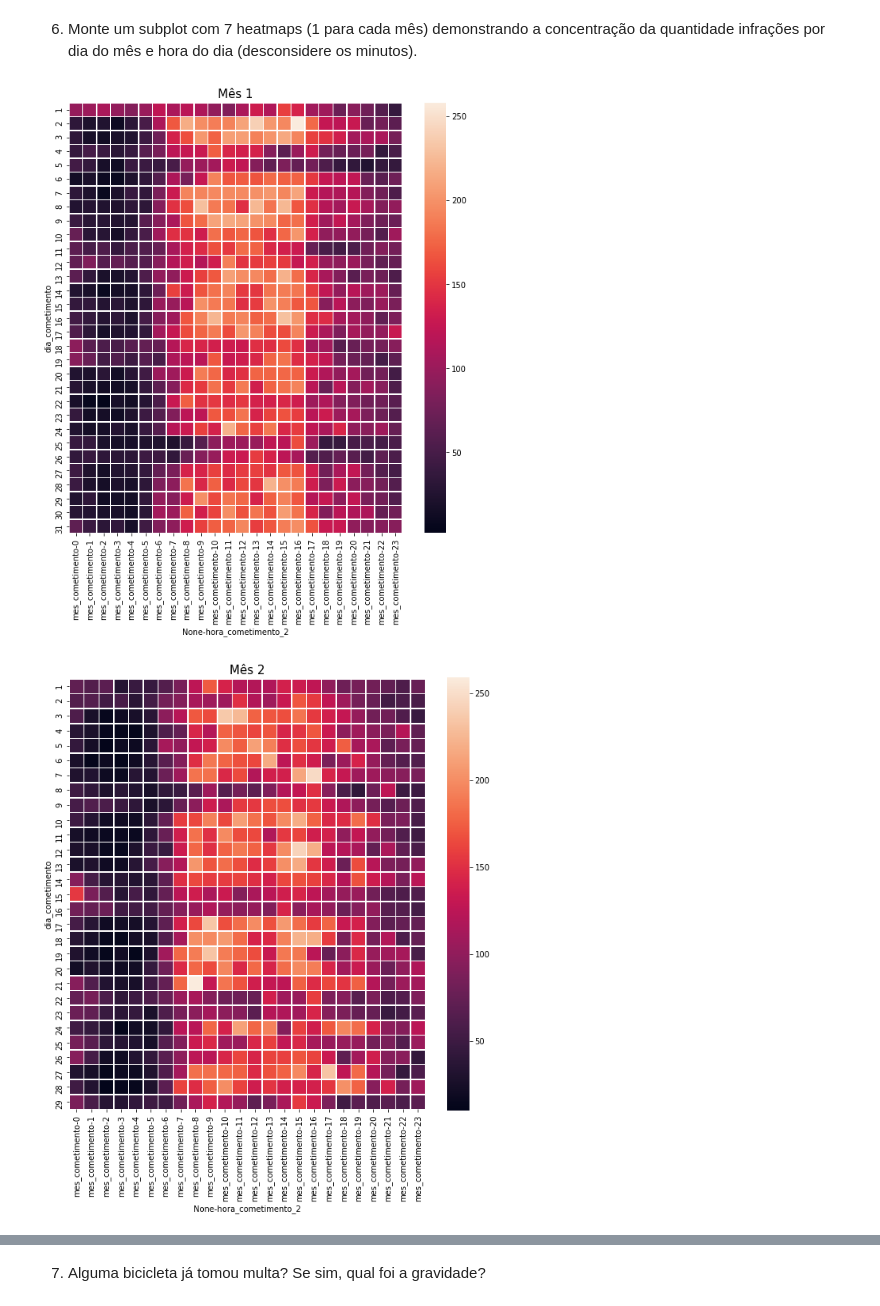
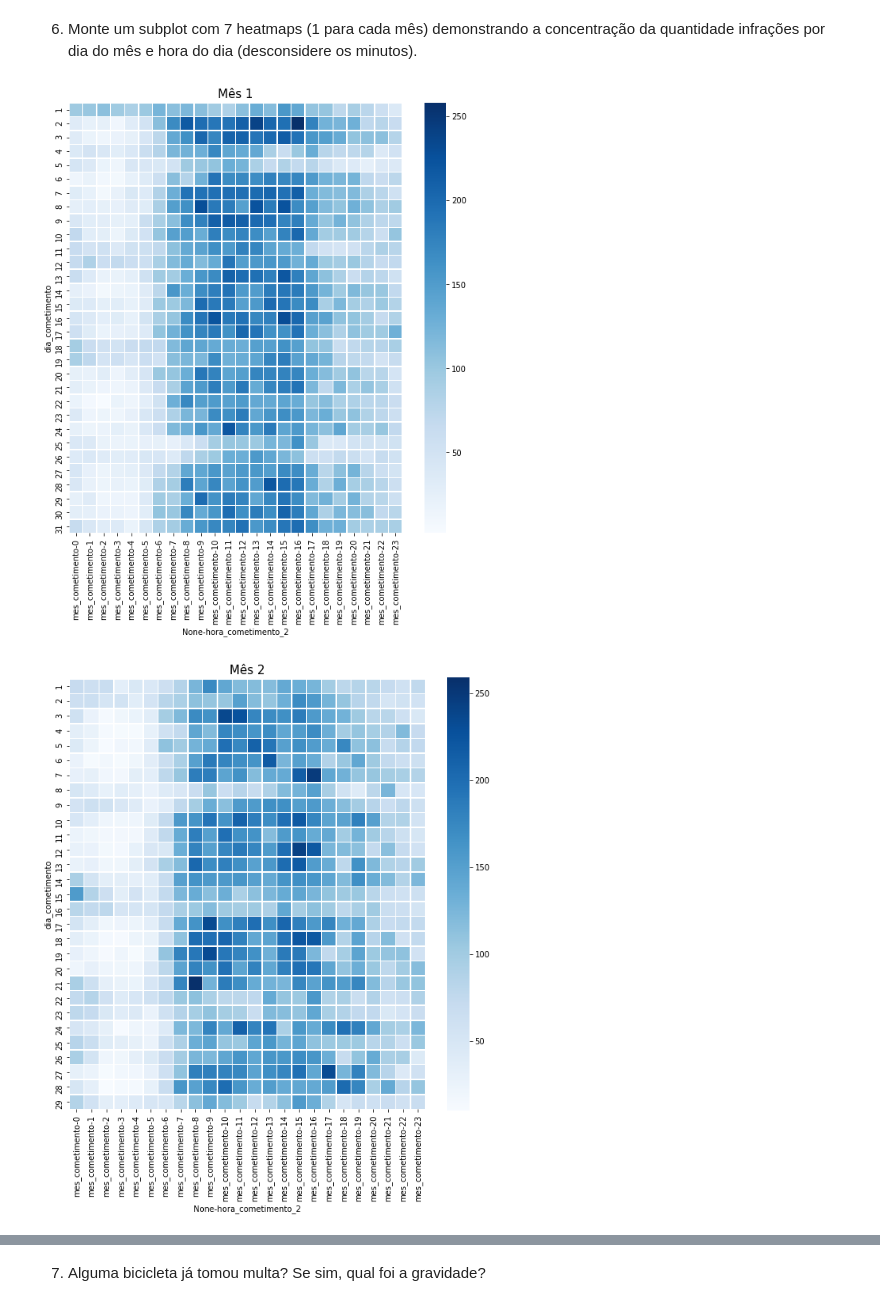
Before and after one commit to raquelcreis/CastoresIndomaveis, a Jupyter notebook: lista002_pandas_matplotlib_Raquel_Reis.ipynb, the cells around one changed output, grey strips where cells are left out. Saved outputs shown, nothing was run; the diff lists cells and outputs as text; code cells hidden in the pictures.

```diff
--- a/lista002_pandas_matplotlib_Raquel_Reis.ipynb
+++ b/lista002_pandas_matplotlib_Raquel_Reis.ipynb
@@ -164,13 +164,13 @@ for i in meses:
 # %%
 import seaborn as sns
 
 for i in meses:
   exec('grupo = grupo{}'.format(i))
   heat_mes = pd.pivot_table(grupo,index='dia_cometimento', columns='hora_cometimento_2',aggfunc='count')
   plt.figure(figsize=(10,10))
   plt.title('Mês {}'.format(i),size=15)
-  sns.heatmap(heat_mes,fmt=".lf",linewidths=.5,square=True)
+  sns.heatmap(heat_mes,cmap="Blues",linewidths=.5,square=True)
   plt.show()
 # %% [output]
-[figure, old version]
+[figure, new version]
-[figure, old version]
+[figure, new version]
```
Also changed, not shown: parts of 63 cells of this notebook.
